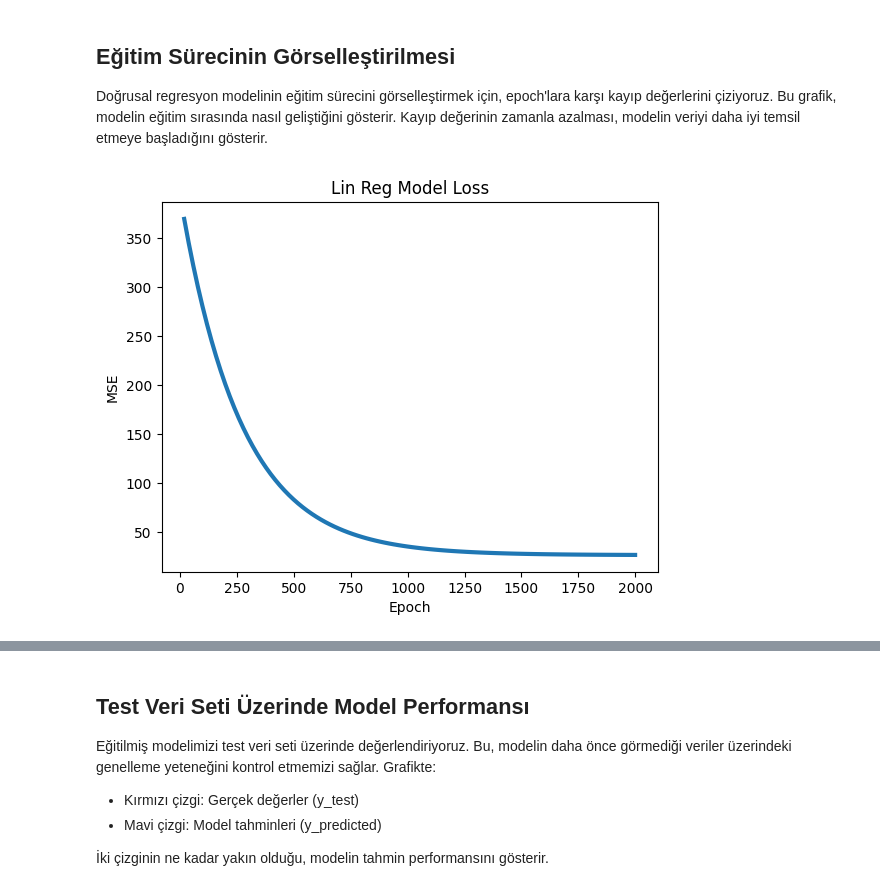
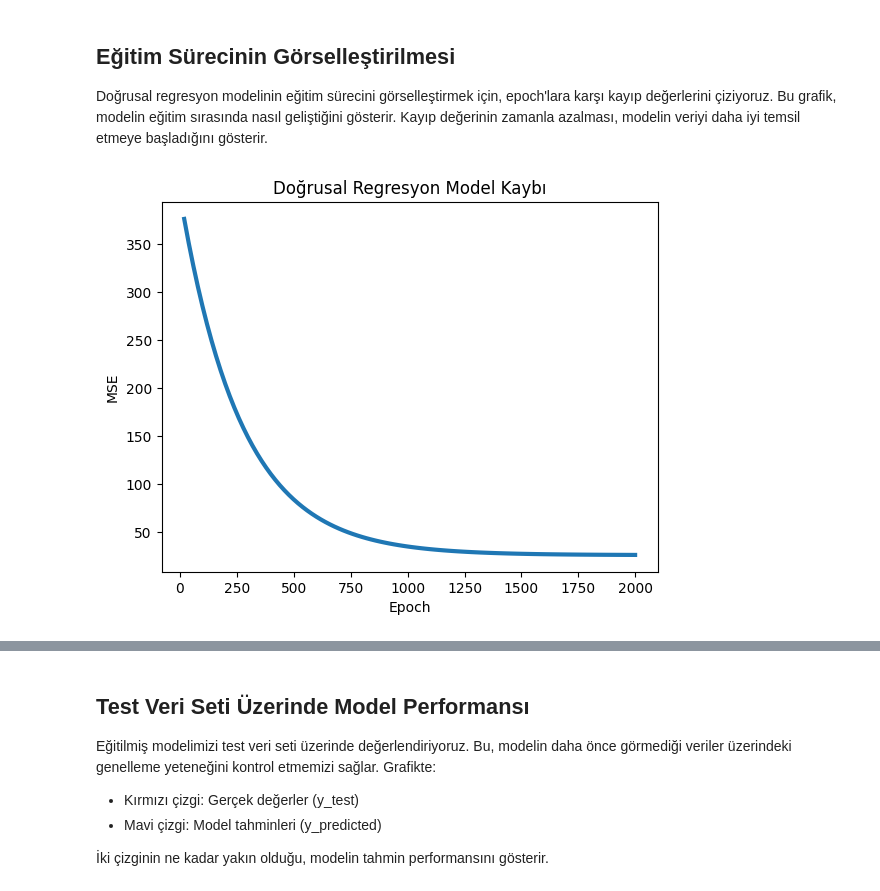
Before and after one commit to abdurrahimagca/cvp_lect, a Jupyter notebook: Uygulama/4_hello_torch.ipynb, the cells around one changed output, grey strips where cells are left out. Drawn from its saved outputs; the diff is of its cells as text; code cells hidden in the pictures.

```diff
--- a/Uygulama/4_hello_torch.ipynb
+++ b/Uygulama/4_hello_torch.ipynb
@@ -402,22 +402,22 @@ for epoch in range(2000):
 Doğrusal regresyon modelinin eğitim sürecini görselleştirmek için, epoch'lara karşı kayıp değerlerini çiziyoruz. Bu grafik, modelin eğitim sırasında nasıl geliştiğini gösterir. Kayıp değerinin zamanla azalması, modelin veriyi daha iyi temsil etmeye başladığını gösterir.
 # %%
 # Eğitim sürecinin görsel analizi için grafik oluştur
-plt.title("Lin Reg Model Loss")  # Grafik başlığı
+plt.title("Doğrusal Regresyon Model Kaybı")  # Grafik başlığı
 
 # Epoch vs Loss grafiği çiz:
 # - x ekseni: epoch numaraları
 # - y ekseni: MSE kayıp değerleri
 # - linewidth=3: Çizgi kalınlığı
 plt.plot(history["epoch"], history["loss"], linewidth=3)
 
 # Eksen etiketleri
 plt.xlabel("Epoch")    # X ekseni etiketi
 plt.ylabel("MSE")      # Y ekseni etiketi
 
 # Grafiği ekranda göster
 plt.show()
 # %% [output]
-[figure, old version]
+[figure, new version]
 # %%
 # Eğitim sonrası güncellenmiş model parametrelerini kontrol et
 for name, param in lineer_model.named_parameters():
```
Also changed, not shown: parts of 8 cells of this notebook, 7 other files.
